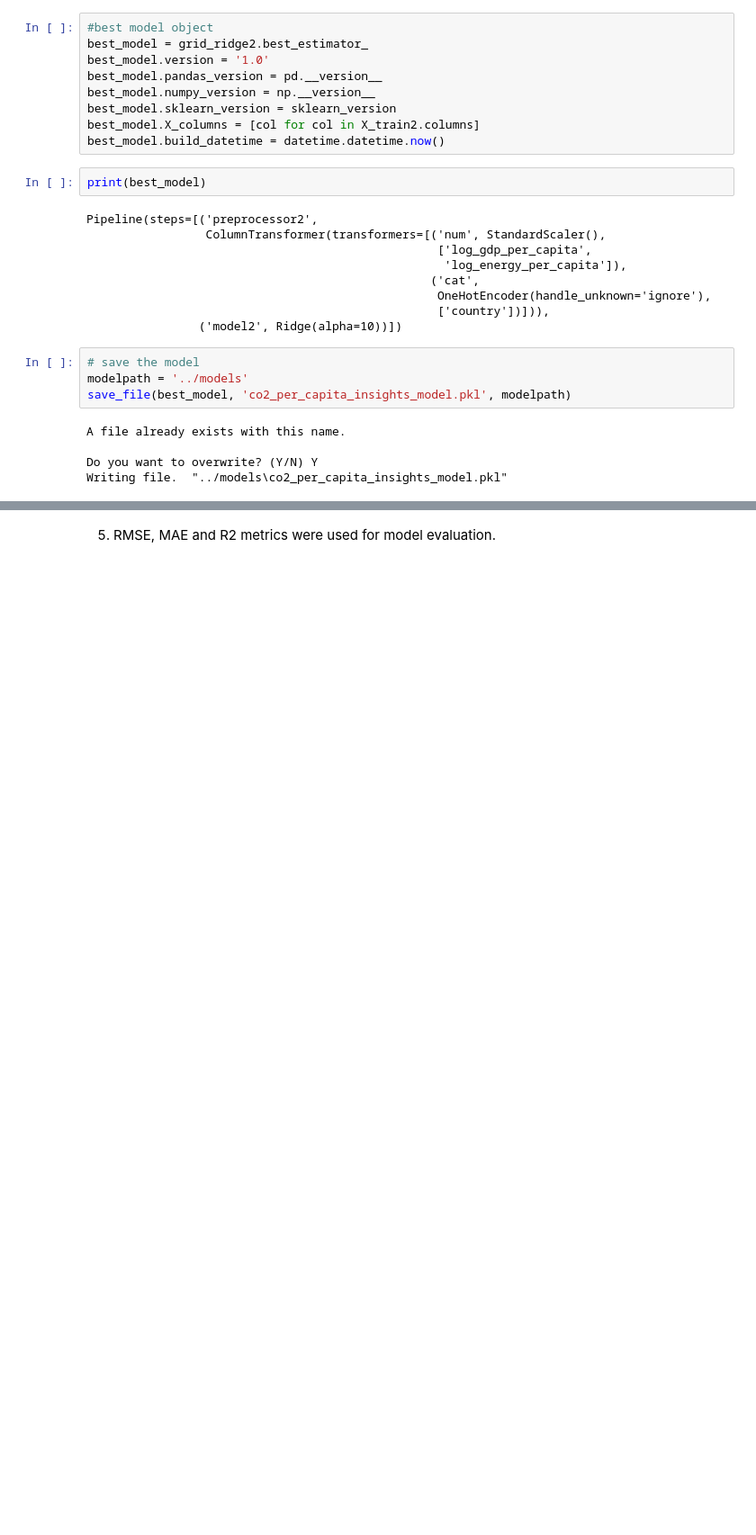
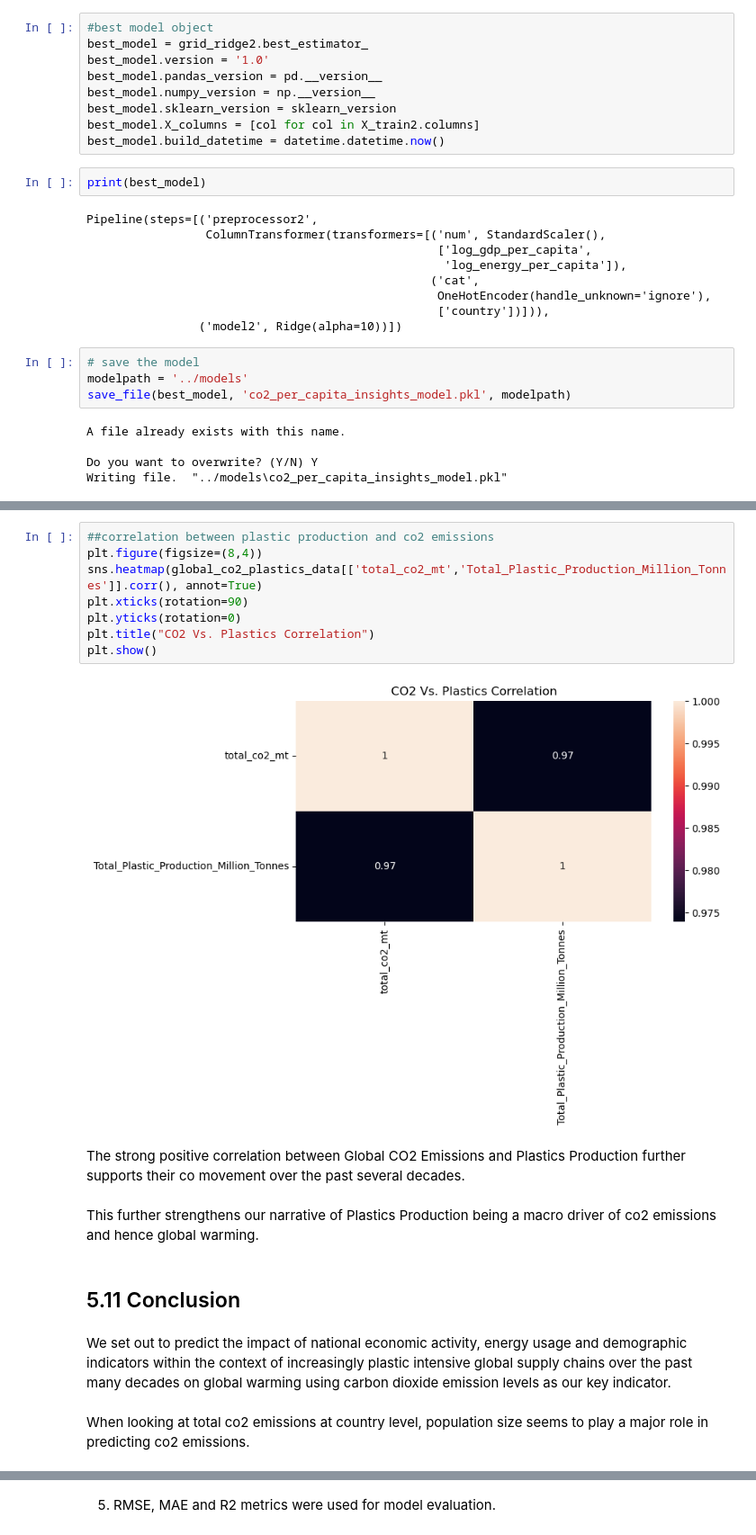
Before and after one commit to gawandesailee-lab/learndsp, a Jupyter notebook: Data Science Capstone 2 Project/notebooks/05_Modeling.ipynb, the cells around one changed output, grey strips where cells are left out. Shown at 90% size. Cells and saved outputs as stored; diff of their text form; blank space fills up the shorter version.

```diff
--- a/Data Science Capstone 2 Project/notebooks/05_Modeling.ipynb
+++ b/Data Science Capstone 2 Project/notebooks/05_Modeling.ipynb
@@ -478,0 +594,20 @@ Writing file.  "../models\co2_per_capita_insights_model.pkl"
+# %%
+##correlation between plastic production and co2 emissions
+plt.figure(figsize=(8,4))
+sns.heatmap(global_co2_plastics_data[['total_co2_mt','Total_Plastic_Production_Million_Tonnes']].corr(), annot=True)
+plt.xticks(rotation=90)
+plt.yticks(rotation=0)
+plt.title("CO2 Vs. Plastics Correlation")
+plt.show()
+# %% [output]
+[figure, added]
+# %% [markdown]
+The strong positive correlation between Global CO2 Emissions and Plastics Production further supports their co movement over the past several decades.
+# %% [markdown]
+This further strengthens our narrative of Plastics Production being a macro driver of co2 emissions and hence global warming.
+# %% [markdown]
+## 5.11 Conclusion<a id='5.10_Conclusion'></a>
+# %% [markdown]
+We set out to predict the impact of national economic activity, energy usage and demographic indicators within the context of increasingly plastic intensive global supply chains over the past many decades on global warming using carbon dioxide emission levels as our key indicator.
+# %% [markdown]
+When looking at total co2 emissions at country level, population size seems to play a major role in predicting co2 emissions.
```
Also changed, not shown: parts of 41 cells of this notebook.
